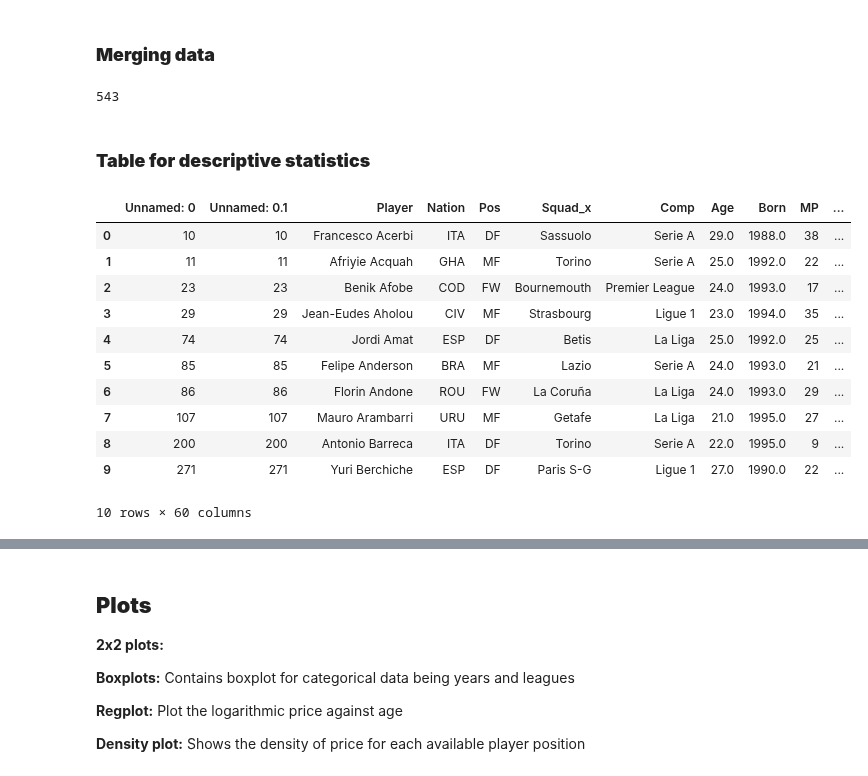
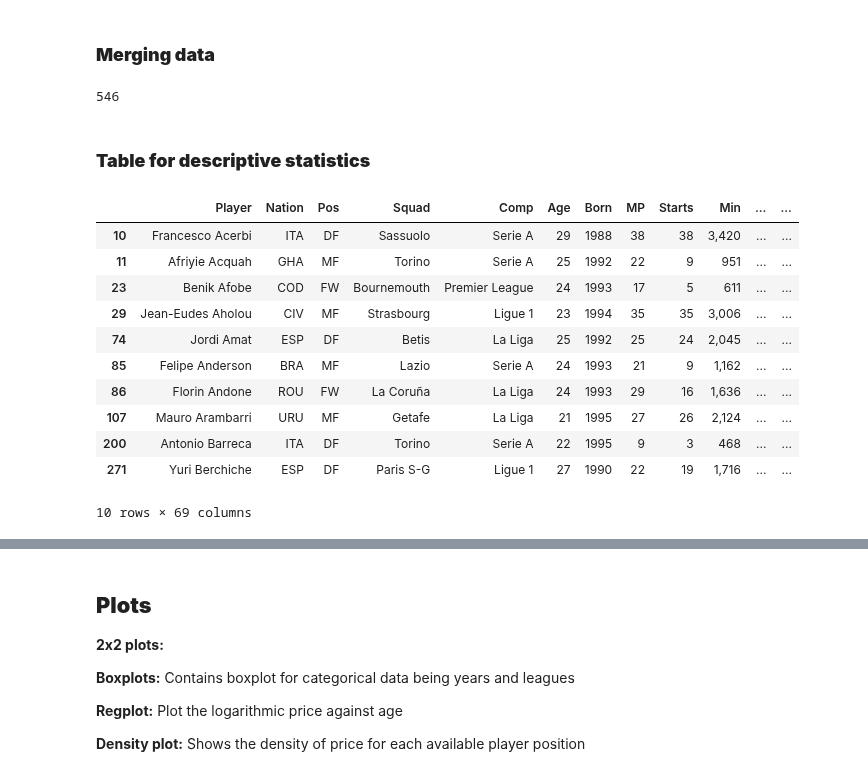
Before and after one commit to mathiasbindseil/three_drengz, a Jupyter notebook: ISDS - Kopi.ipynb, the cells around one changed output, grey strips where cells are left out. Cells and saved outputs as stored; diff of their text form; code cells hidden in the pictures.

```diff
--- a/ISDS - Kopi.ipynb
+++ b/ISDS - Kopi.ipynb
@@ -115,7 +115,6 @@ def clean_statistics(columns,data,period):
             Comp = lambda x: x['Comp'].str.split(None,1).str[1],
             # Pos = lambda x: pd.Categorical(x['Pos']),
             Squad = lambda x: pd.Categorical(x['Squad']),
-            Min = lambda x: x['Min'].str.replace(',',''),
             Year = period[0:4])
             # Nation = lambda x: pd.Categorical(x['Nation']))
 
@@ -148,12 +147,12 @@ def get_stats(periods,stats):
             period_ = '2022-2023'
             time.sleep(5) # Sleep due to request from fbref to impose a pause of at least 3 seconds between each call
 
-            # i. If the period is equal to 2022-2023 season the url for the data does not contain any specified period
-            if period == period_:
-                url = f'https://fbref.com/en/comps/Big5/Big-5-European-Leagues-Stats'
+            # # i. If the period is equal to 2022-2023 season the url for the data does not contain any specified period
+            # if (period == period_ and id_ == 'standard'):
+            #     url = f'https://fbref.com/en/comps/Big5/stats/players/Big-5-European-Leagues-Stats'
 
             # ii. If the type of stats is equal to standard the url is specified as below
-            elif id_ == 'standard':
+            if id_ == 'standard':
                 url = f'https://fbref.com/en/comps/Big5/{period}/stats/players/{period}-Big-5-European-Leagues-Stats'
 
             # iii. If the type of stats is passing or defensive the url is specified as below
@@ -206,7 +205,9 @@ def merge_stats(dict):
             main_df = main_df.merge(df_, how='left', on=['Player','Year','Squad'])
 
     # 3. Clean column by removing duplicates denoted by _y
-    main_df.drop(main_df.columns[main_df.columns.str.contains('_y')], axis=1, inplace=True)
+    main_df.assign(Min = lambda x: x['Min'].str.replace(',',''))\
+        .drop(main_df.columns[main_df.columns.str.contains('_y')], axis=1, inplace=True)\
+
 
     # 4. Rename instances where _x appears back to the original
     col_list = list(main_df.columns)
@@ -358,13 +359,13 @@ Number of observations in main dataset is: 1559
 ### **Merging data**
 # %%
 # Merge data
-new_df = df_all_stats.merge(main_transfer_df, how='left', on=['Player','Year']) # merge data on player and year
-new_df.dropna(subset=['Price_m'],inplace=True) # Drop rows for which a player is not sold
-new_df.query("Pos != 'GK'",inplace=True) # Remove goalkeepers
-new_df['log_Price_m'] = np.log(new_df['Price_m'])
-print(len(new_df)) # Print number of obs
-new_df.to_csv('main_df.csv') # Export as csv file
+main_df = df_all_stats.merge(main_transfer_df, how='left', on=['Player','Year']) # merge data on player and year
+main_df.dropna(subset=['Price_m'],inplace=True) # Drop rows for which a player is not sold
+main_df.query("Pos != 'GK'",inplace=True) # Remove goalkeepers
+main_df['log_Price_m'] = np.log(main_df['Price_m'])
+print(len(main_df)) # Print number of obs
+main_df.to_csv('main_df.csv') # Export as csv file
 # %% [output]
-543
+546
 # %% [markdown]
 ### **Table for descriptive statistics**
@@ -373,18 +372,18 @@ df_desc = pd.read_csv('main_df_til_leg_2021.csv')
 # %%
-df_desc.head(10)
+main_df.head(10)
 # %% [output]
-|  | Unnamed: 0 | Unnamed: 0.1 | Player | Nation | Pos | Squad_x | Comp | Age | Born | MP | ... |
-| 0 | 10 | 10 | Francesco Acerbi | ITA | DF | Sassuolo | Serie A | 29.0 | 1988.0 | 38 | ... |
-| 1 | 11 | 11 | Afriyie Acquah | GHA | MF | Torino | Serie A | 25.0 | 1992.0 | 22 | ... |
-| 2 | 23 | 23 | Benik Afobe | COD | FW | Bournemouth | Premier League | 24.0 | 1993.0 | 17 | ... |
-| 3 | 29 | 29 | Jean-Eudes Aholou | CIV | MF | Strasbourg | Ligue 1 | 23.0 | 1994.0 | 35 | ... |
-| 4 | 74 | 74 | Jordi Amat | ESP | DF | Betis | La Liga | 25.0 | 1992.0 | 25 | ... |
-| 5 | 85 | 85 | Felipe Anderson | BRA | MF | Lazio | Serie A | 24.0 | 1993.0 | 21 | ... |
-| 6 | 86 | 86 | Florin Andone | ROU | FW | La Coruña | La Liga | 24.0 | 1993.0 | 29 | ... |
-| 7 | 107 | 107 | Mauro Arambarri | URU | MF | Getafe | La Liga | 21.0 | 1995.0 | 27 | ... |
-| 8 | 200 | 200 | Antonio Barreca | ITA | DF | Torino | Serie A | 22.0 | 1995.0 | 9 | ... |
-| 9 | 271 | 271 | Yuri Berchiche | ESP | DF | Paris S-G | Ligue 1 | 27.0 | 1990.0 | 22 | ... |
+|  | Player | Nation | Pos | Squad | Comp | Age | Born | MP | Starts | Min | ... | ... |
+| 10 | Francesco Acerbi | ITA | DF | Sassuolo | Serie A | 29 | 1988 | 38 | 38 | 3,420 | ... | ... |
+| 11 | Afriyie Acquah | GHA | MF | Torino | Serie A | 25 | 1992 | 22 | 9 | 951 | ... | ... |
+| 23 | Benik Afobe | COD | FW | Bournemouth | Premier League | 24 | 1993 | 17 | 5 | 611 | ... | ... |
+| 29 | Jean-Eudes Aholou | CIV | MF | Strasbourg | Ligue 1 | 23 | 1994 | 35 | 35 | 3,006 | ... | ... |
+| 74 | Jordi Amat | ESP | DF | Betis | La Liga | 25 | 1992 | 25 | 24 | 2,045 | ... | ... |
+| 85 | Felipe Anderson | BRA | MF | Lazio | Serie A | 24 | 1993 | 21 | 9 | 1,162 | ... | ... |
+| 86 | Florin Andone | ROU | FW | La Coruña | La Liga | 24 | 1993 | 29 | 16 | 1,636 | ... | ... |
+| 107 | Mauro Arambarri | URU | MF | Getafe | La Liga | 21 | 1995 | 27 | 26 | 2,124 | ... | ... |
+| 200 | Antonio Barreca | ITA | DF | Torino | Serie A | 22 | 1995 | 9 | 3 | 468 | ... | ... |
+| 271 | Yuri Berchiche | ESP | DF | Paris S-G | Ligue 1 | 27 | 1990 | 22 | 19 | 1,716 | ... | ... |
-10 rows × 60 columns
+10 rows × 69 columns
 # %%
 # Descriptive statistics
 df_desc = pd.read_csv('main_df.csv') # read final csv file as dataframe
```
Also changed, not shown: parts of 15 cells of this notebook, 6 other files.
